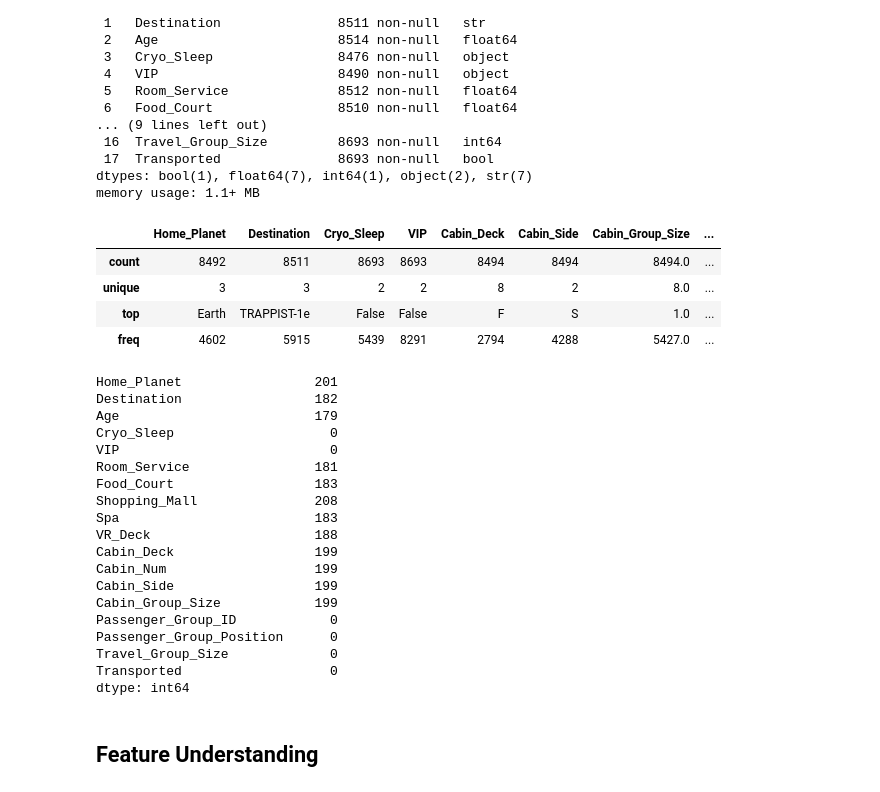
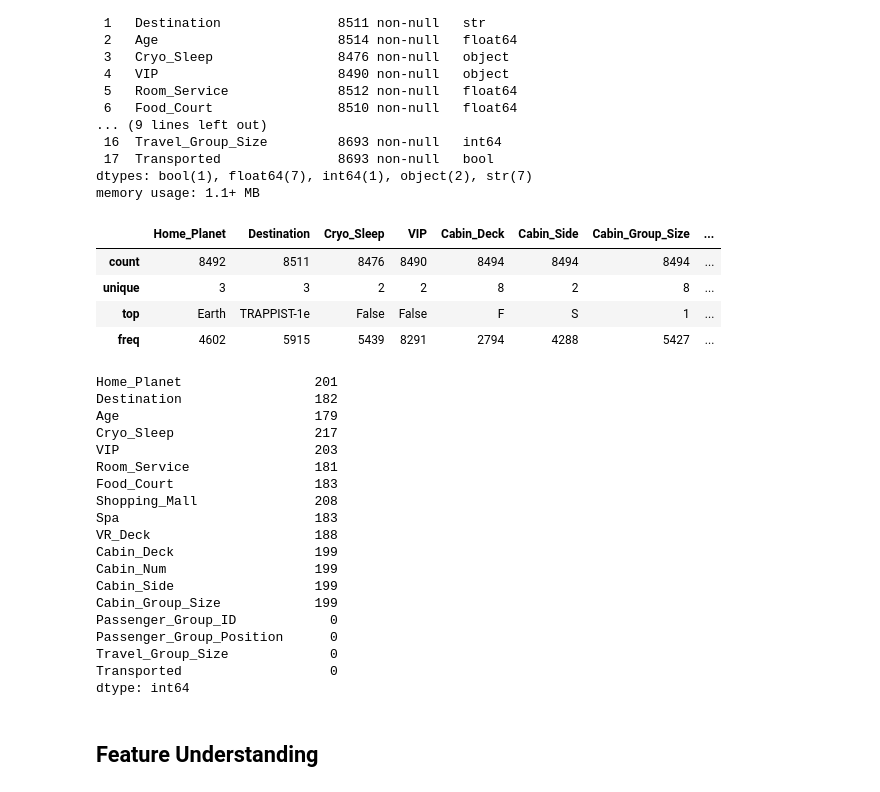
Before and after one commit to ash1ra/Spaceship-Titanic, a Jupyter notebook: notebooks/Spaceship Titanic v3.ipynb, the cells around one changed output. Cells and saved outputs as stored; diff of their text form; code cells hidden in the pictures.

```diff
--- a/notebooks/Spaceship Titanic v3.ipynb
+++ b/notebooks/Spaceship Titanic v3.ipynb
@@ -194,7 +198,7 @@ df.head()
 # %% [markdown]
 ### Dropping Irrelevant Columns
 # %%
-df = df.drop(["PassengerId", "Cabin", "Name"], axis=1)
+df = df.drop(columns=["PassengerId", "Cabin", "Name"])
 df.head()
 # %% [output]
 |  | HomePlanet | CryoSleep | Destination | Age | VIP | RoomService | FoodCourt | ShoppingMall | Spa | ... |
@@ -267,31 +271,31 @@ memory usage: 1.1+ MB
 # %%
 df["Home_Planet"] = df["Home_Planet"].astype("category")
 df["Destination"] = df["Destination"].astype("category")
-df["Cryo_Sleep"] = df["Cryo_Sleep"].astype("bool")
-df["VIP"] = df["VIP"].astype("bool")
+df["Cryo_Sleep"] = df["Cryo_Sleep"].astype("boolean")
+df["VIP"] = df["VIP"].astype("boolean")
 df["Cabin_Deck"] = df["Cabin_Deck"].astype("category")
 df["Cabin_Num"] = df["Cabin_Num"].astype("float")
 df["Cabin_Side"] = df["Cabin_Side"].astype("category")
-df["Cabin_Group_Size"] = df["Cabin_Group_Size"].astype("category")
+df["Cabin_Group_Size"] = df["Cabin_Group_Size"].astype("Int64").astype("category")
 df["Passenger_Group_ID"] = df["Passenger_Group_ID"].astype("float")
-df["Passenger_Group_Position"] = df["Passenger_Group_Position"].astype("int").astype("category")
+df["Passenger_Group_Position"] = df["Passenger_Group_Position"].astype("Int64").astype("category")
 df["Travel_Group_Size"] = df["Travel_Group_Size"].astype("category")
 # %%
-df.describe(include=["category", "bool"])
+df.describe(include=["category", "boolean"])
 # %% [output]
 |  | Home_Planet | Destination | Cryo_Sleep | VIP | Cabin_Deck | Cabin_Side | Cabin_Group_Size | ... |
-| count | 8492 | 8511 | 8693 | 8693 | 8494 | 8494 | 8494.0 | ... |
-| unique | 3 | 3 | 2 | 2 | 8 | 2 | 8.0 | ... |
-| top | Earth | TRAPPIST-1e | False | False | F | S | 1.0 | ... |
-| freq | 4602 | 5915 | 5439 | 8291 | 2794 | 4288 | 5427.0 | ... |
+| count | 8492 | 8511 | 8476 | 8490 | 8494 | 8494 | 8494 | ... |
+| unique | 3 | 3 | 2 | 2 | 8 | 2 | 8 | ... |
+| top | Earth | TRAPPIST-1e | False | False | F | S | 1 | ... |
+| freq | 4602 | 5915 | 5439 | 8291 | 2794 | 4288 | 5427 | ... |
 # %%
 df.isna().sum()
 # %% [output]
 Home_Planet                 201
 Destination                 182
 Age                         179
-Cryo_Sleep                    0
-VIP                           0
+Cryo_Sleep                  217
+VIP                         203
 Room_Service                181
 Food_Court                  183
 Shopping_Mall               208
```
Also changed, not shown: parts of 86 cells of this notebook, 2 other files.
